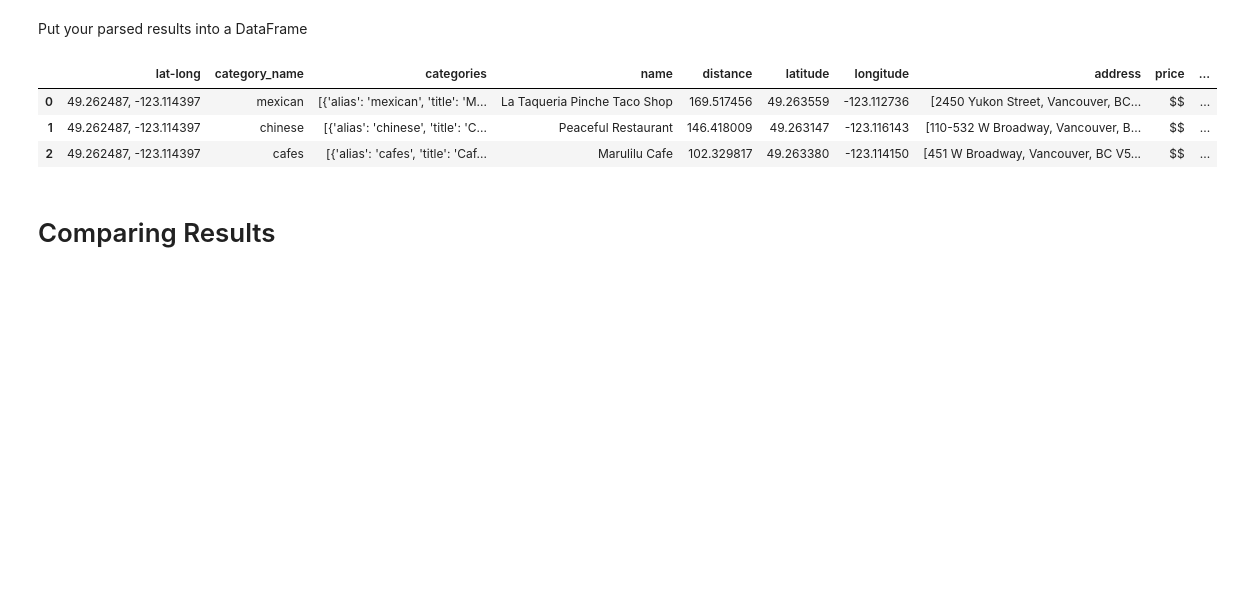
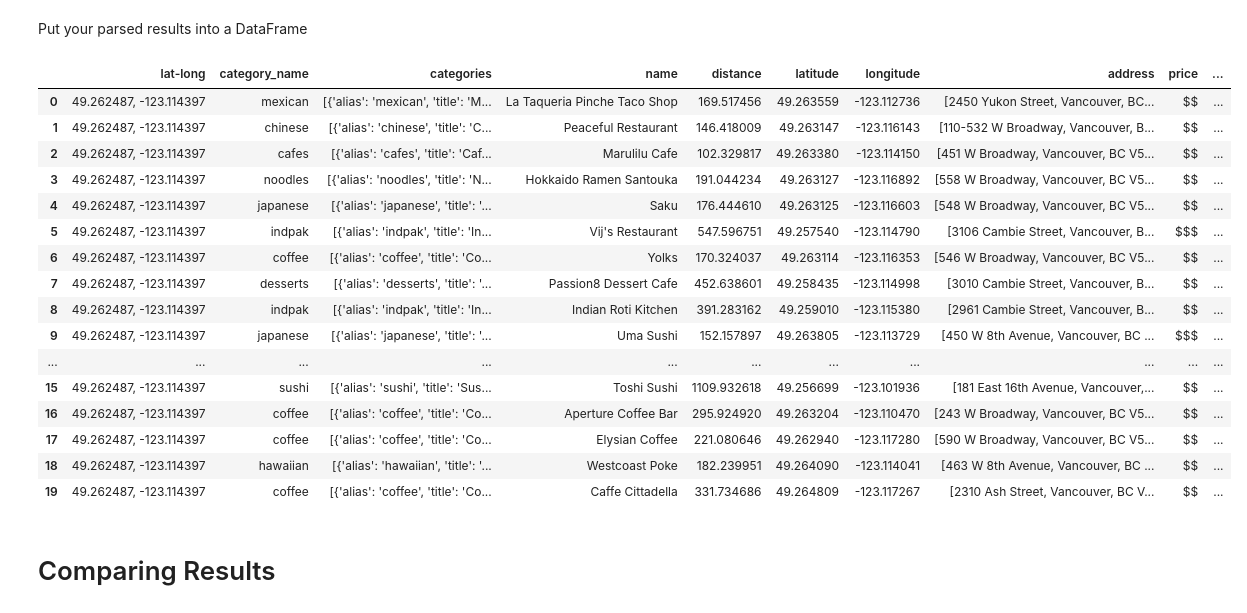
Before and after one commit to jdormaar/Statistical_Modelling_Project, a Jupyter notebook: notebooks/yelp_foursquare_EDA.ipynb, the cells around one changed output. Drawn from its saved outputs; the diff is of its cells as text; code cells hidden in the pictures; blank space fills up the shorter version.

```diff
--- a/notebooks/yelp_foursquare_EDA.ipynb
+++ b/notebooks/yelp_foursquare_EDA.ipynb
@@ -292,12 +285,25 @@ Parse through the response to get the POI (such as restaurants, bars, etc) detai
 Put your parsed results into a DataFrame
 # %%
 # Providing top 20 results of the DataFrame
-df_yelp.head(3)
+df_yelp.head(20)
 # %% [output]
 |  | lat-long | category_name | categories | name | distance | latitude | longitude | address | price | ... |
 | 0 | 49.262487, -123.114397 | mexican | [{'alias': 'mexican', 'title': 'M... | La Taqueria Pinche Taco Shop | 169.517456 | 49.263559 | -123.112736 | [2450 Yukon Street, Vancouver, BC... | $$ | ... |
 | 1 | 49.262487, -123.114397 | chinese | [{'alias': 'chinese', 'title': 'C... | Peaceful Restaurant | 146.418009 | 49.263147 | -123.116143 | [110-532 W Broadway, Vancouver, B... | $$ | ... |
 | 2 | 49.262487, -123.114397 | cafes | [{'alias': 'cafes', 'title': 'Caf... | Marulilu Cafe | 102.329817 | 49.263380 | -123.114150 | [451 W Broadway, Vancouver, BC V5... | $$ | ... |
+| 3 | 49.262487, -123.114397 | noodles | [{'alias': 'noodles', 'title': 'N... | Hokkaido Ramen Santouka | 191.044234 | 49.263127 | -123.116892 | [558 W Broadway, Vancouver, BC V5... | $$ | ... |
+| 4 | 49.262487, -123.114397 | japanese | [{'alias': 'japanese', 'title': '... | Saku | 176.444610 | 49.263125 | -123.116603 | [548 W Broadway, Vancouver, BC V5... | $$ | ... |
+| 5 | 49.262487, -123.114397 | indpak | [{'alias': 'indpak', 'title': 'In... | Vij's Restaurant | 547.596751 | 49.257540 | -123.114790 | [3106 Cambie Street, Vancouver, B... | $$$ | ... |
+| 6 | 49.262487, -123.114397 | coffee | [{'alias': 'coffee', 'title': 'Co... | Yolks | 170.324037 | 49.263114 | -123.116353 | [546 W Broadway, Vancouver, BC V5... | $$ | ... |
+| 7 | 49.262487, -123.114397 | desserts | [{'alias': 'desserts', 'title': '... | Passion8 Dessert Cafe | 452.638601 | 49.258435 | -123.114998 | [3010 Cambie Street, Vancouver, B... | $$ | ... |
+| 8 | 49.262487, -123.114397 | indpak | [{'alias': 'indpak', 'title': 'In... | Indian Roti Kitchen | 391.283162 | 49.259010 | -123.115380 | [2961 Cambie Street, Vancouver, B... | $$ | ... |
+| 9 | 49.262487, -123.114397 | japanese | [{'alias': 'japanese', 'title': '... | Uma Sushi | 152.157897 | 49.263805 | -123.113729 | [450 W 8th Avenue, Vancouver, BC ... | $$$ | ... |
+| ... | ... | ... | ... | ... | ... | ... | ... | ... | ... | ... |
+| 15 | 49.262487, -123.114397 | sushi | [{'alias': 'sushi', 'title': 'Sus... | Toshi Sushi | 1109.932618 | 49.256699 | -123.101936 | [181 East 16th Avenue, Vancouver,... | $$ | ... |
+| 16 | 49.262487, -123.114397 | coffee | [{'alias': 'coffee', 'title': 'Co... | Aperture Coffee Bar | 295.924920 | 49.263204 | -123.110470 | [243 W Broadway, Vancouver, BC V5... | $$ | ... |
+| 17 | 49.262487, -123.114397 | coffee | [{'alias': 'coffee', 'title': 'Co... | Elysian Coffee | 221.080646 | 49.262940 | -123.117280 | [590 W Broadway, Vancouver, BC V5... | $$ | ... |
+| 18 | 49.262487, -123.114397 | hawaiian | [{'alias': 'hawaiian', 'title': '... | Westcoast Poke | 182.239951 | 49.264090 | -123.114041 | [463 W 8th Avenue, Vancouver, BC ... | $$ | ... |
+| 19 | 49.262487, -123.114397 | coffee | [{'alias': 'coffee', 'title': 'Co... | Caffe Cittadella | 331.734686 | 49.264809 | -123.117267 | [2310 Ash Street, Vancouver, BC V... | $$ | ... |
 # %% [markdown]
 # Comparing Results
 # %%
```
Also changed, not shown: parts of 8 cells of this notebook, 4 other files.
